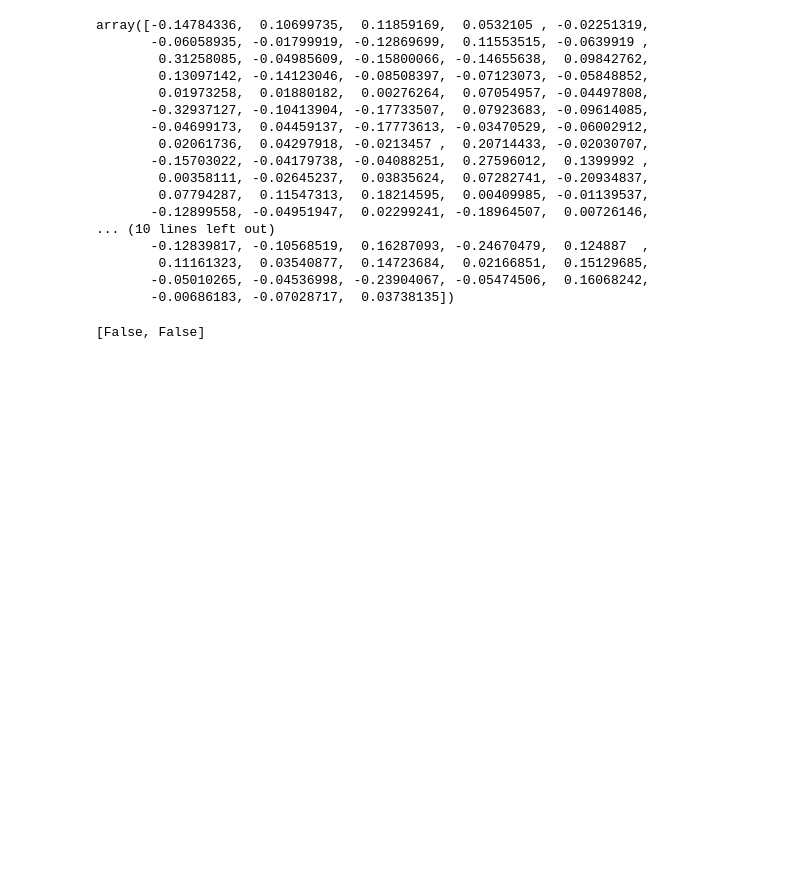
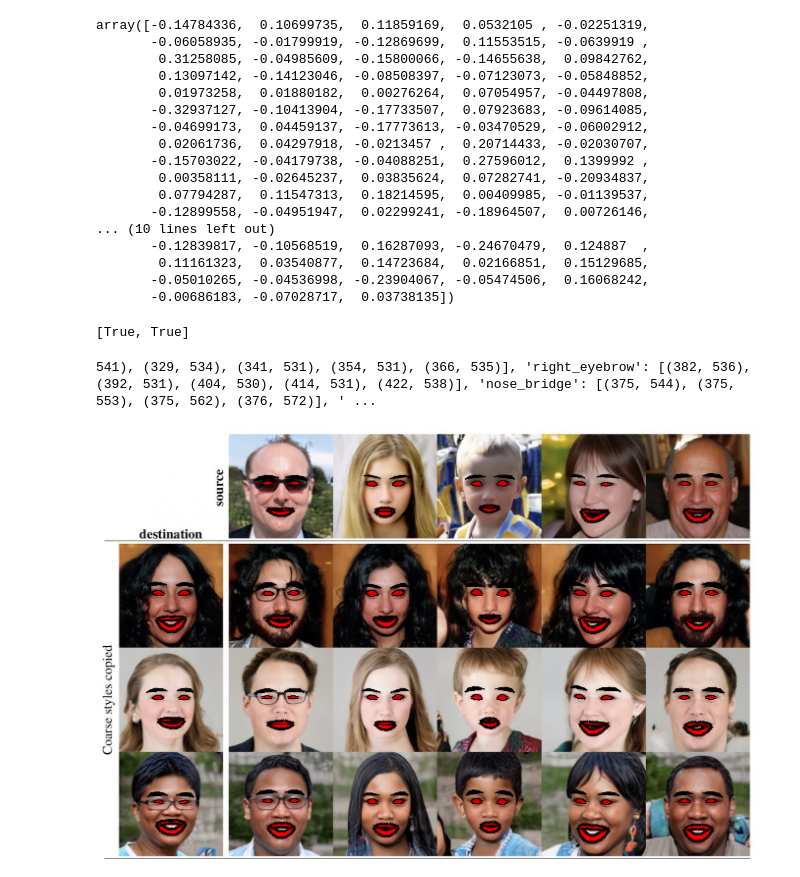
Before and after one commit to kozolex/dw-olsztyn-project, a Jupyter notebook: playground/facedetect.ipynb, the cells around one changed output. Cells and saved outputs as stored; diff of their text form; code cells hidden in the pictures; blank space fills up the shorter version.

```diff
--- a/playground/facedetect.ipynb
+++ b/playground/facedetect.ipynb
@@ -75,6 +75,46 @@ array([-0.14784336,  0.10699735,  0.11859169,  0.0532105 , -0.02251319,
        -0.00686183, -0.07028717,  0.03738135])
 # %%
 #face comparing
-face_recognition.compare_faces([face_encodings[0], face_encodings[0]], face_encodings[1], tolerance=0.08)
+face_recognition.compare_faces([face_encodings[0], face_encodings[0]], face_encodings[0], tolerance=0.08)
 # %% [output]
-[False, False]
+[True, True]
+# %%
+face_landmarks_list = face_recognition.face_landmarks(fr_image)
+print(face_landmarks_list)
+# %% [output]
+541), (329, 534), (341, 531), (354, 531), (366, 535)], 'right_eyebrow': [(382, 536), (392, 531), (404, 530), (414, 531), (422, 538)], 'nose_bridge': [(375, 544), (375, 553), (375, 562), (376, 572)], ' ...
+# %%
+pil_image = PIL.Image.fromarray(fr_image)
+for face_landmarks in face_landmarks_list:
+
+    d = PIL.ImageDraw.Draw(pil_image, 'RGBA')
+
+    # Make the eyebrows into a nightmare
+    d.line(face_landmarks['left_eyebrow'], fill=(0, 0, 0, 255), width=3)
+    d.line(face_landmarks['right_eyebrow'], fill=(0, 0, 0, 255), width=3)
+    d.polygon(face_landmarks['left_eyebrow'], fill=(0, 0, 0, 255))
+    d.polygon(face_landmarks['right_eyebrow'], fill=(0, 0, 0, 255))
+
+    # Gloss the lips
+    d.line(face_landmarks['top_lip'], fill=(0, 0, 0, 255), width=10)
+    d.line(face_landmarks['bottom_lip'], fill=(0, 0, 0, 255), width=10)
+
+    d.polygon(face_landmarks['bottom_lip'], fill=(255, 0, 0, 255))
+    d.polygon(face_landmarks['top_lip'], fill=(255, 0, 0, 255))
+    d.line(face_landmarks['top_lip'], fill=(0, 0, 0, 255), width=2)
+    d.line(face_landmarks['bottom_lip'], fill=(0, 0, 0, 255), width=2)
+
+    # Chin
+    d.polygon(face_landmarks['chin'], fill=(255, 0, 0, 16))
+
+    # Apply some eyeliner
+    d.line(face_landmarks['left_eye'] + [face_landmarks['left_eye'][0]], fill=(10, 0, 0, 255), width=6)
+    d.line(face_landmarks['right_eye'] + [face_landmarks['right_eye'][0]], fill=(10, 0, 0, 255), width=6)
+
+    # Sparkle the eyes
+    d.polygon(face_landmarks['left_eye'], fill=(255, 0, 0, 200))
+    d.polygon(face_landmarks['right_eye'], fill=(255, 0, 0, 200))
+
+display(pil_image)
+# %% [output]
+[figure, added]
```
Also changed, not shown: 3 other files.
